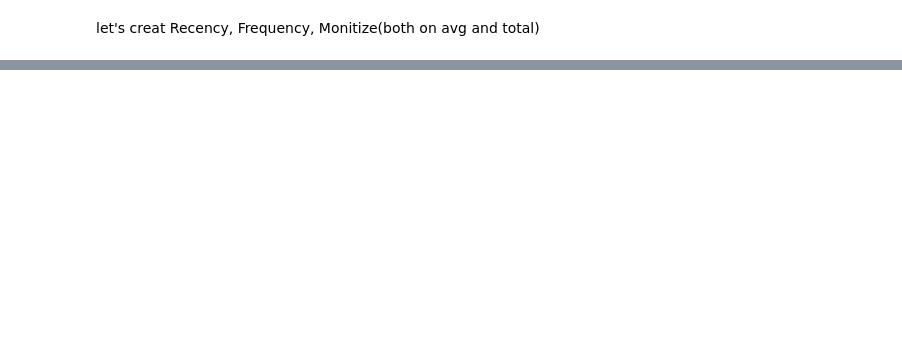
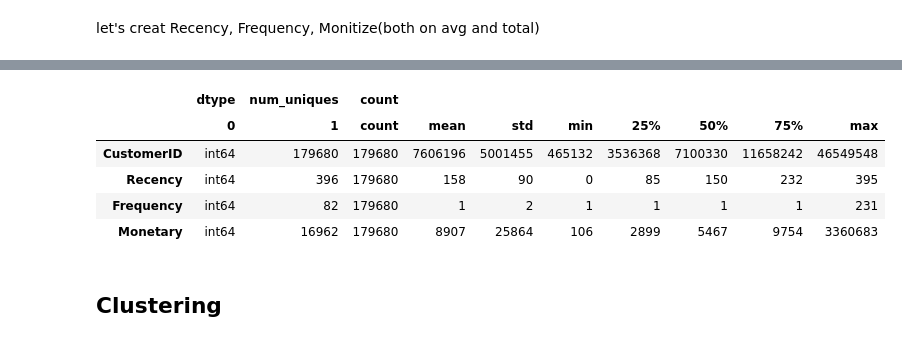
Before and after one commit to alephba/interview_tasks, a Jupyter notebook: src/notebook.ipynb, the cells around one changed output, grey strips where cells are left out. Drawn from its saved outputs; the diff is of its cells as text; code cells hidden in the pictures; blank space fills up the shorter version.

```diff
--- a/src/notebook.ipynb
+++ b/src/notebook.ipynb
@@ -157,2 +168,7 @@ summary98[summary98==summary98.max()]
 # %% [markdown]
 let's creat Recency, Frequency, Monitize(both on avg and total)
+# %%
+recency = revenue.groupby(['CustomerID'],as_index=False)['JdDate'].max()\
+                 .rename(columns={'JdDate': 'LastPurchaseDate'})
+# %%
+recency['Recency'] = recency.LastPurchaseDate.apply(lambda x:(LASTJDATE - x).days)
@@ -158,0 +198,9 @@ let's creat Recency, Frequency, Monitize(both on avg and total)
+# %%
+rfm_df = recency.merge(freq_mon,on='CustomerID').drop(columns='LastPurchaseDate')
+# %%
+keys = ['dtype', 'num_uniques']+list(rfm_df.describe().T.columns)
+logger.info(f'Data shape: {rfm_df.shape}')
+pd.concat([rfm_df.dtypes,
+          rfm_df.nunique(),
+          rfm_df.describe().T], axis=1, keys=keys)
+# %% [output]
@@ -158,0 +208,8 @@ let's creat Recency, Frequency, Monitize(both on avg and total)
+|  | dtype | num_uniques | count |  |  |  |  |  |  |  |
+|  | 0 | 1 | count | mean | std | min | 25% | 50% | 75% | max |
+| CustomerID | int64 | 179680 | 179680 | 7606196 | 5001455 | 465132 | 3536368 | 7100330 | 11658242 | 46549548 |
+| Recency | int64 | 396 | 179680 | 158 | 90 | 0 | 85 | 150 | 232 | 395 |
+| Frequency | int64 | 82 | 179680 | 1 | 2 | 1 | 1 | 1 | 1 | 231 |
+| Monetary | int64 | 16962 | 179680 | 8907 | 25864 | 106 | 2899 | 5467 | 9754 | 3360683 |
+# %% [markdown]
+## Clustering
```
Also changed, not shown: parts of 11 cells of this notebook.
